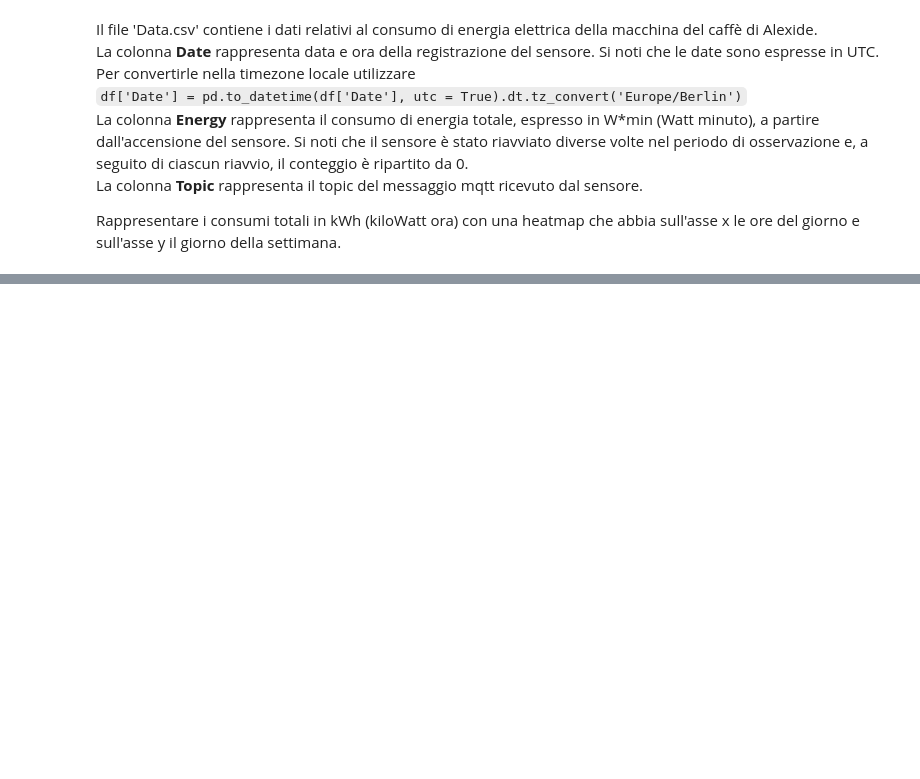
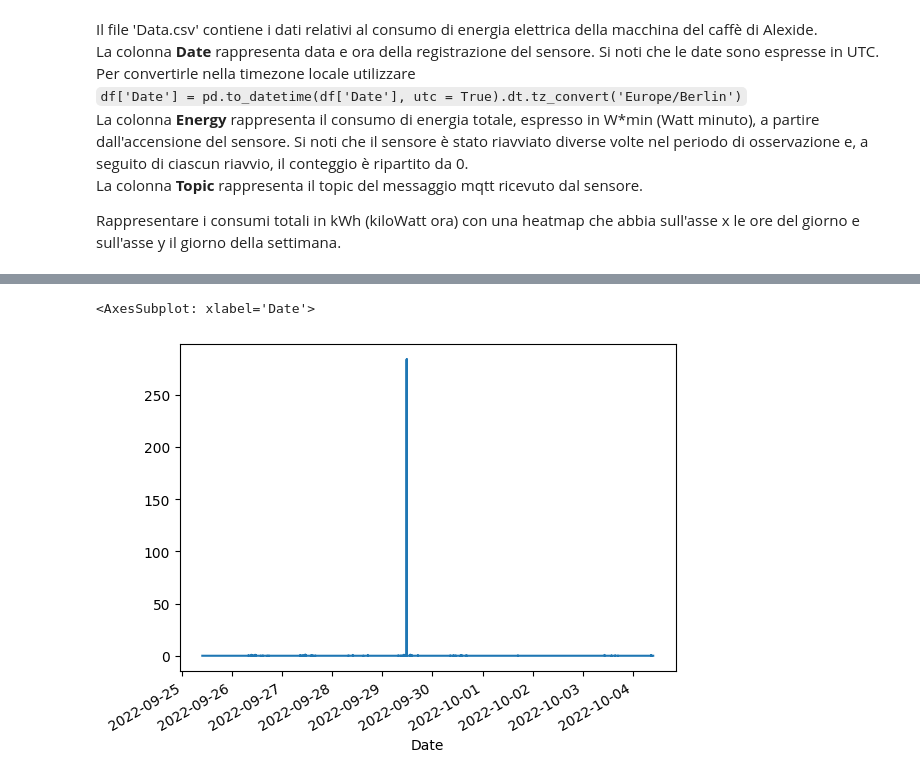
Before and after one commit to gerardocipriano/coffe-machine-heatmap, a Jupyter notebook: coffee_machine_heatmap.ipynb, the cells around one changed output, grey strips where cells are left out. Cells and saved outputs as stored; diff of their text form; code cells hidden in the pictures; blank space fills up the shorter version.

```diff
--- a/coffee_machine_heatmap.ipynb
+++ b/coffee_machine_heatmap.ipynb
@@ -20,0 +74,6 @@ NameError: name 'pd' is not defined
+# %%
+df = df[df['DeltaEnergy'] > 0]
+df['DeltaEnergy'].plot()
+# %% [output]
+<AxesSubplot: xlabel='Date'>
+[figure, added]
```
Also changed, not shown: parts of 18 cells of this notebook, 1 other file.
